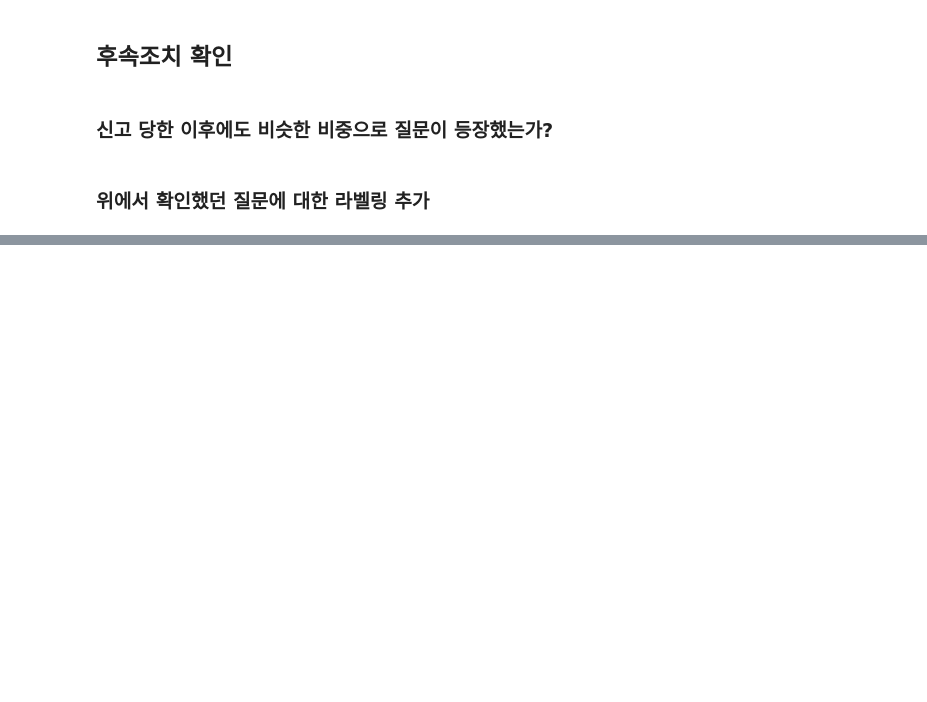
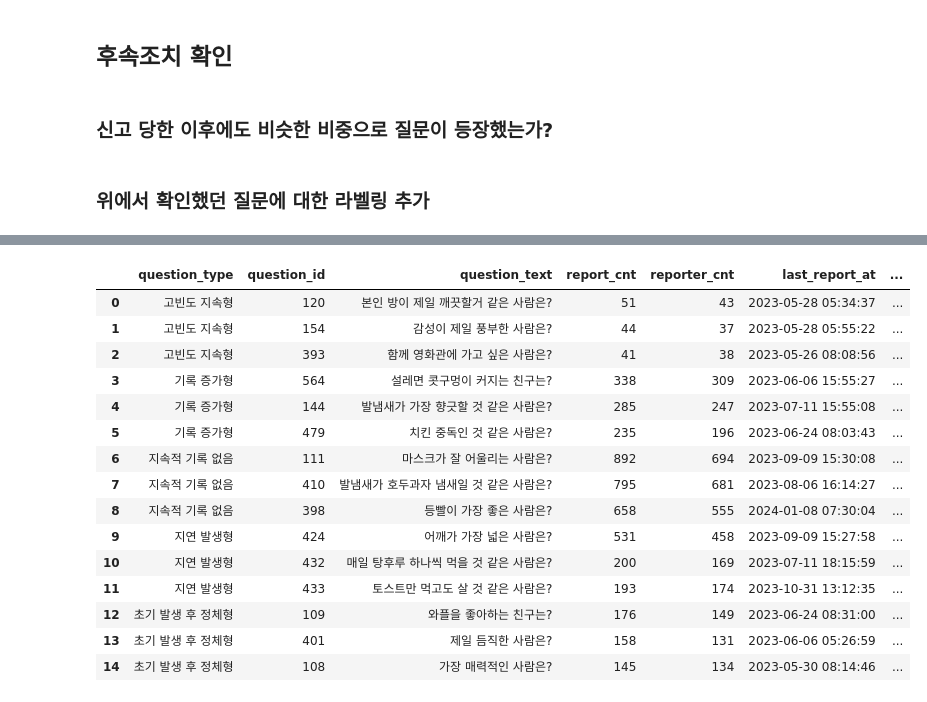
Before and after one commit to qet0506/codeit-sns-moderation, a Jupyter notebook: eda.ipynb, the cells around one changed output, grey strips where cells are left out. Drawn from its saved outputs; the diff is of its cells as text; code cells hidden in the pictures; blank space fills up the shorter version.

```diff
--- a/eda.ipynb
+++ b/eda.ipynb
@@ -352,0 +1585,61 @@ df_duplicate_summary
+# %%
+# ============================================================
+# 유형별 대표 질문 선정
+# ============================================================
+
+# 유형별 순위 지정
+candidate_data["rank"] = (
+    candidate_data
+    .sort_values(
+        by=[
+            "report_cnt",
+            "reporter_cnt",
+            "after_30d_record_cnt",
+            "question_id"
+        ],
+        ascending=[False, False, False, True]
+    )
+    .groupby("question_type")
+    .cumcount() + 1
+)
+
+# 유형별 상위 3개 질문 추출
+top3_questions = (
+    candidate_data[candidate_data["rank"] <= 3]
+    .sort_values(
+        by=["question_type", "rank"]
+    )
+    .reset_index(drop=True)
+)
+
+display(
+    top3_questions[
+        [
+            "question_type",
+            "question_id",
+            "question_text",
+            "report_cnt",
+            "reporter_cnt",
+            "last_report_at",
+            "after_7d_record_cnt",
+            "after_30d_record_cnt"
+        ]
+    ]
+)
+# %% [output]
+|  | question_type | question_id | question_text | report_cnt | reporter_cnt | last_report_at | ... |
+| 0 | 고빈도 지속형 | 120 | 본인 방이 제일 깨끗할거 같은 사람은? | 51 | 43 | 2023-05-28 05:34:37 | ... |
+| 1 | 고빈도 지속형 | 154 | 감성이 제일 풍부한 사람은? | 44 | 37 | 2023-05-28 05:55:22 | ... |
+| 2 | 고빈도 지속형 | 393 | 함께 영화관에 가고 싶은 사람은? | 41 | 38 | 2023-05-26 08:08:56 | ... |
+| 3 | 기록 증가형 | 564 | 설레면 콧구멍이 커지는 친구는? | 338 | 309 | 2023-06-06 15:55:27 | ... |
+| 4 | 기록 증가형 | 144 | 발냄새가 가장 향긋할 것 같은 사람은? | 285 | 247 | 2023-07-11 15:55:08 | ... |
+| 5 | 기록 증가형 | 479 | 치킨 중독인 것 같은 사람은? | 235 | 196 | 2023-06-24 08:03:43 | ... |
+| 6 | 지속적 기록 없음 | 111 | 마스크가 잘 어울리는 사람은? | 892 | 694 | 2023-09-09 15:30:08 | ... |
+| 7 | 지속적 기록 없음 | 410 | 발냄새가 호두과자 냄새일 것 같은 사람은? | 795 | 681 | 2023-08-06 16:14:27 | ... |
+| 8 | 지속적 기록 없음 | 398 | 등빨이 가장 좋은 사람은? | 658 | 555 | 2024-01-08 07:30:04 | ... |
+| 9 | 지연 발생형 | 424 | 어깨가 가장 넓은 사람은? | 531 | 458 | 2023-09-09 15:27:58 | ... |
+| 10 | 지연 발생형 | 432 | 매일 탕후루 하나씩 먹을 것 같은 사람은? | 200 | 169 | 2023-07-11 18:15:59 | ... |
+| 11 | 지연 발생형 | 433 | 토스트만 먹고도 살 것 같은 사람은? | 193 | 174 | 2023-10-31 13:12:35 | ... |
+| 12 | 초기 발생 후 정체형 | 109 | 와플을 좋아하는 친구는? | 176 | 149 | 2023-06-24 08:31:00 | ... |
+| 13 | 초기 발생 후 정체형 | 401 | 제일 듬직한 사람은? | 158 | 131 | 2023-06-06 05:26:59 | ... |
+| 14 | 초기 발생 후 정체형 | 108 | 가장 매력적인 사람은? | 145 | 134 | 2023-05-30 08:14:46 | ... |
```
Also changed, not shown: parts of 61 cells of this notebook.
